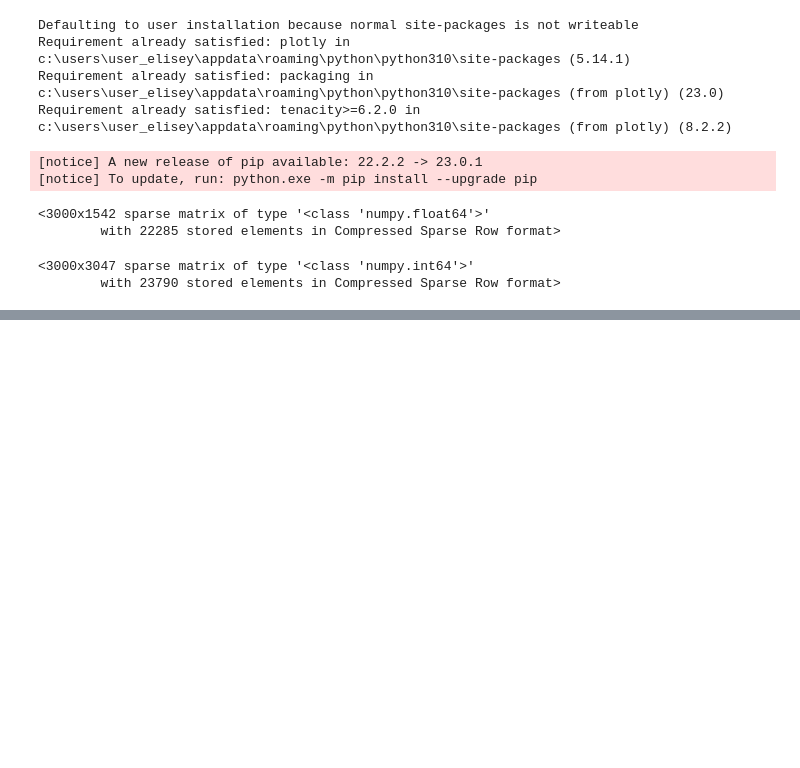
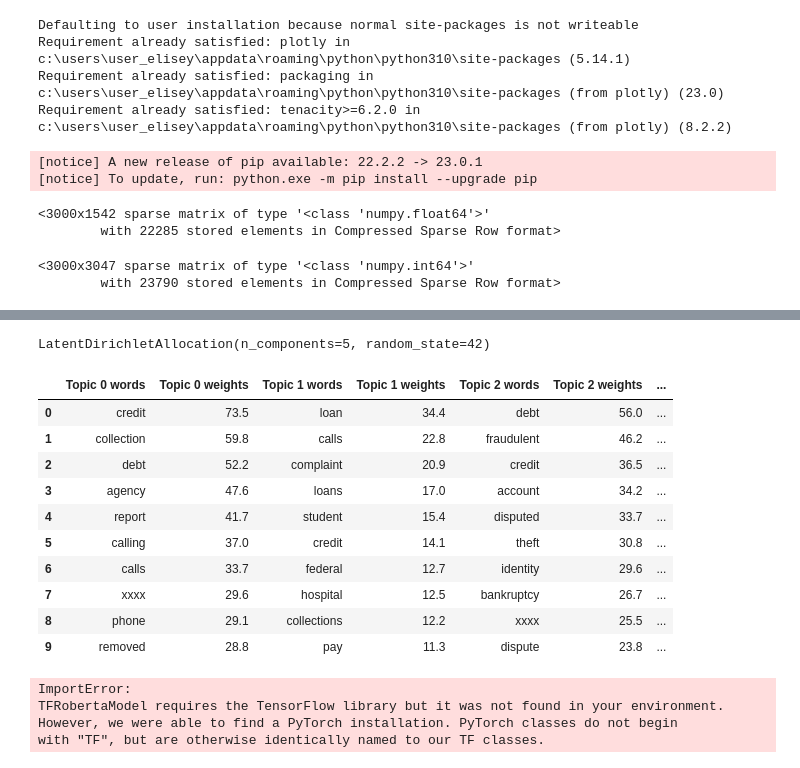
Before and after one commit to ret7020/MoscowMastersWorkflow, a Jupyter notebook: ComplaintWork/CD.ipynb, the cells around one changed output, grey strips where cells are left out. Saved outputs shown, nothing was run; the diff lists cells and outputs as text; code cells hidden in the pictures; blank space fills up the shorter version.

```diff
--- a/ComplaintWork/CD.ipynb
+++ b/ComplaintWork/CD.ipynb
@@ -152,0 +355,31 @@ bow_vectors
+# %%
+from sklearn.decomposition import LatentDirichletAllocation
+
+number_of_topics = 5
+model = LatentDirichletAllocation(n_components=number_of_topics, random_state=42)
+# %%
+model.fit(dtm)
+# %% [output]
+LatentDirichletAllocation(n_components=5, random_state=42)
+# %%
+topic_dict = {}
+feature_names = tfidf.get_feature_names_out()
+no_top_words = 10
+for topic_idx, topic in enumerate(model.components_):
+    topic_dict["Topic %d words" % (topic_idx)]= ['{}'.format(feature_names[i])
+                    for i in topic.argsort()[:-no_top_words - 1:-1]]
+    topic_dict["Topic %d weights" % (topic_idx)]= ['{:.1f}'.format(topic[i])
+                    for i in topic.argsort()[:-no_top_words - 1:-1]]
+pd.DataFrame(topic_dict)
+# %% [output]
+|  | Topic 0 words | Topic 0 weights | Topic 1 words | Topic 1 weights | Topic 2 words | Topic 2 weights | ... |
+| 0 | credit | 73.5 | loan | 34.4 | debt | 56.0 | ... |
+| 1 | collection | 59.8 | calls | 22.8 | fraudulent | 46.2 | ... |
+| 2 | debt | 52.2 | complaint | 20.9 | credit | 36.5 | ... |
+| 3 | agency | 47.6 | loans | 17.0 | account | 34.2 | ... |
+| 4 | report | 41.7 | student | 15.4 | disputed | 33.7 | ... |
+| 5 | calling | 37.0 | credit | 14.1 | theft | 30.8 | ... |
+| 6 | calls | 33.7 | federal | 12.7 | identity | 29.6 | ... |
+| 7 | xxxx | 29.6 | hospital | 12.5 | bankruptcy | 26.7 | ... |
+| 8 | phone | 29.1 | collections | 12.2 | xxxx | 25.5 | ... |
+| 9 | removed | 28.8 | pay | 11.3 | dispute | 23.8 | ... |
@@ -152,0 +422,22 @@ bow_vectors
+# %%
+from transformers import AutoTokenizer, pipeline, TFRobertaModel
+import numpy as np
+from transformers import AutoTokenizer, pipeline, TFDistilBertModel
+from scipy.spatial.distance import cosine
+def transformer_embedding(name,inp,model_name):
+
+    model = model_name.from_pretrained(name)
+    tokenizer = AutoTokenizer.from_pretrained(name)
+    pipe = pipeline('feature-extraction', model=model,
+                tokenizer=tokenizer)
+    features = pipe(inp)
+    features = np.squeeze(features)
+    return features
+
+
+roberta_features1 = transformer_embedding('roberta-base', complaints['narrative_keyngrams'].apply(lambda x: " ".join(x)), TFRobertaModel)
+# %% [output]
+ImportError:
+TFRobertaModel requires the TensorFlow library but it was not found in your environment.
+However, we were able to find a PyTorch installation. PyTorch classes do not begin
+with "TF", but are otherwise identically named to our TF classes.
```
Also changed, not shown: parts of 17 cells of this notebook.
